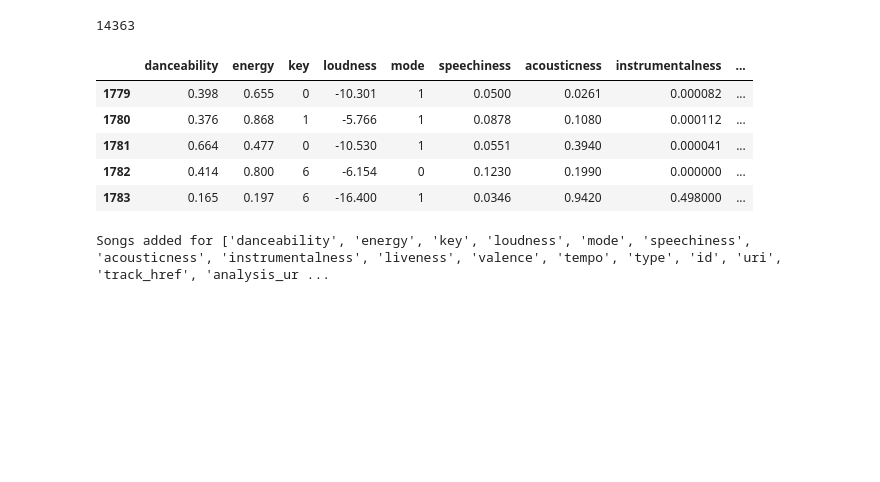
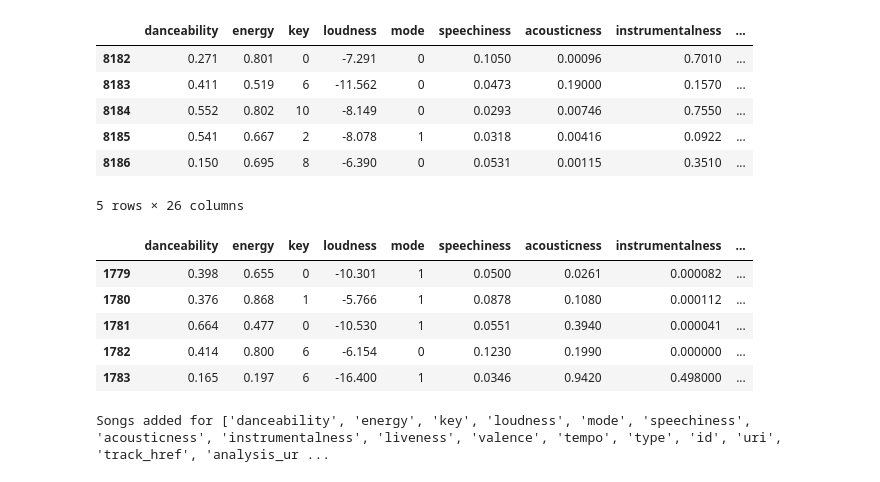
Before and after one commit to stoic-devv/spotify-data-science, a Jupyter notebook: code/song-data-extraction.ipynb, the cells around one changed output. Saved outputs shown, nothing was run; the diff lists cells and outputs as text; code cells hidden in the pictures; blank space fills up the shorter version.

```diff
--- a/code/song-data-extraction.ipynb
+++ b/code/song-data-extraction.ipynb
@@ -118,27 +151,23 @@ def add_keys(dfrom, dto, keys):
             dto[key.lower()] = None
 
 switch = False
+client_auth_flow()
 for index, row in rym_df.iterrows():
-    # if row['Album'] == 'The Main Ingredient':
-    #     print('dsfg')
-    #     switch = True
-    #     continue
-    # if switch:
-    #     print(row['Album'])
-    #     album_id = get_spotify_album(row['Album'])
-    #     print(album_id)
-    album_id = get_spotify_album(row['Album'])
-    if album_id != NOT_FOUND:
-        tracks = get_album_tracks(album_id=album_id)
-        curr_features = sp.audio_features(tracks)
-        for d in curr_features:
-            if d and set(audio_features_cols) == set(d.keys()):
-                # add rym columns
-                add_keys(row, d, rym_columns)
-                # add song metadata
-                song_meta = sp.track(d['id'])
-                add_keys(song_meta, d, song_meta_cols)
-                track_features.append(d)
-                did,aid = d['id'], row['Album']
-                print(f'Songs added for {did}, {aid}')
+    if(index%500 == 0):
+        client_auth_flow()
+    if index > 1732:
+        album_id = get_spotify_album(row['Album'])
+        if album_id != NOT_FOUND:
+            tracks = get_album_tracks(album_id=album_id)
+            curr_features = sp.audio_features(tracks)
+            for d in curr_features:
+                if d and set(audio_features_cols) == set(d.keys()):
+                    # add rym columns
+                    add_keys(row, d, rym_columns)
+                    # add song metadata
+                    song_meta = sp.track(d['id'])
+                    add_keys(song_meta, d, song_meta_cols)
+                    track_features.append(d)
+                    did,aid = d['id'], row['Album']
+                    print(f'Songs added for {did}, {aid}')
 # %% [output]
@@ -156,5 +211,11 @@ temp = sp.track(tracks[0])
-# %%
-len(track_features)
-# %% [output]
-14363
+# %%
+pd.DataFrame(track_features).tail()
+# %% [output]
+|  | danceability | energy | key | loudness | mode | speechiness | acousticness | instrumentalness | ... |
+| 8182 | 0.271 | 0.801 | 0 | -7.291 | 0 | 0.1050 | 0.00096 | 0.7010 | ... |
+| 8183 | 0.411 | 0.519 | 6 | -11.562 | 0 | 0.0473 | 0.19000 | 0.1570 | ... |
+| 8184 | 0.552 | 0.802 | 10 | -8.149 | 0 | 0.0293 | 0.00746 | 0.7550 | ... |
+| 8185 | 0.541 | 0.667 | 2 | -8.078 | 1 | 0.0318 | 0.00416 | 0.0922 | ... |
+| 8186 | 0.150 | 0.695 | 8 | -6.390 | 0 | 0.0531 | 0.00115 | 0.3510 | ... |
+5 rows × 26 columns
 # %%
```
Also changed, not shown: parts of 23 cells of this notebook, 1 other file.
